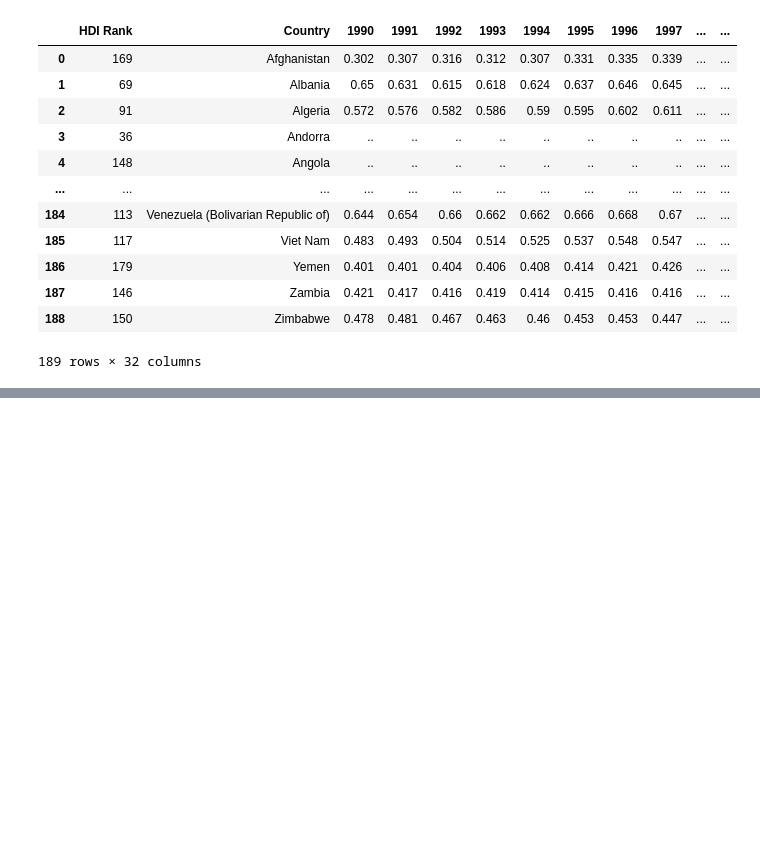
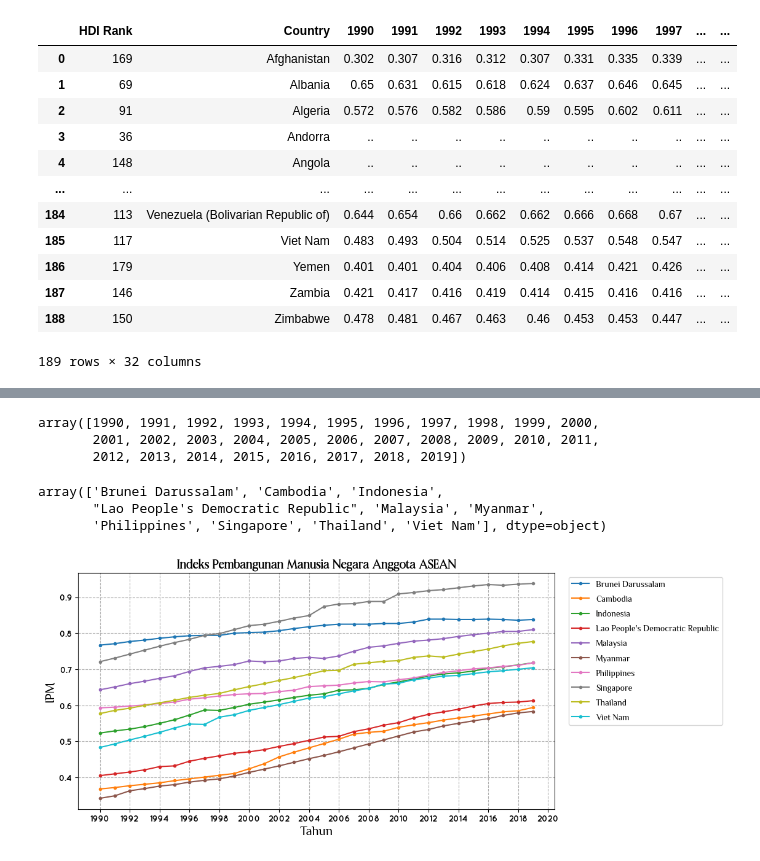
Before and after one commit to ikariyani/python-100daysChallenge, a Jupyter notebook: PROJECT/DAY 33/MATPLOTLIB - Line Chart (Multiple Lines).ipynb, the cells around one changed output, grey strips where cells are left out. Cells and saved outputs as stored; diff of their text form; code cells hidden in the pictures; blank space fills up the shorter version.

Commit message:
DAY 33
MATPLOTLIB - Line Chart (Multiple Lines)

```diff
--- a/PROJECT/DAY 33/MATPLOTLIB - Line Chart (Multiple Lines).ipynb
+++ b/PROJECT/DAY 33/MATPLOTLIB - Line Chart (Multiple Lines).ipynb
@@ -31,0 +128,4 @@ df
+# %%
+Asean = Asean.to_numpy().astype(np.double)
+
+Asean
@@ -31,0 +150,18 @@ df
+# %%
+Tahun = np.arange(1990, 2020, 1)
+
+Tahun
+# %% [output]
+array([1990, 1991, 1992, 1993, 1994, 1995, 1996, 1997, 1998, 1999, 2000,
+       2001, 2002, 2003, 2004, 2005, 2006, 2007, 2008, 2009, 2010, 2011,
+       2012, 2013, 2014, 2015, 2016, 2017, 2018, 2019])
+# %%
+ASEAN = df[df['Kategori'] == 'Asia Tenggara']
+
+Negara = ASEAN['Country'].to_numpy()
+
+Negara
+# %% [output]
+array(['Brunei Darussalam', 'Cambodia', 'Indonesia',
+       "Lao People's Democratic Republic", 'Malaysia', 'Myanmar',
+       'Philippines', 'Singapore', 'Thailand', 'Viet Nam'], dtype=object)
@@ -31,0 +170,32 @@ df
+# %%
+path = "MADEAvenuePERSONALUSE-Regular.otf"
+path2 = "Philosopher-Regular.ttf"
+path3 = "Quicksand_Bold.otf"
+
+
+font1 = fm.FontProperties(fname = path, size = 15)
+font2 = fm.FontProperties(fname = path2, size = 15)
+font3 = fm.FontProperties(fname = path3, size = 10)
+font4 = fm.FontProperties(fname = path4, size = 10)
+font5 = fm.FontProperties(fname = path2, size = 10)
+# %%
+plt.figure(figsize=(10, 5))
+
+for idx, x in enumerate(Asean):
+    plt.plot(Tahun, x, label = Negara[idx], marker = '.')
+
+
+plt.title("Indeks Pembangunan Manusia Negara Anggota ASEAN", fontproperties = font1)
+plt.xlabel("Tahun", fontproperties = font2)
+plt.ylabel("IPM", fontproperties = font2)
+
+plt.xticks(np.arange(1990, 2021, 2),fontproperties = font3)
+plt.yticks(fontproperties = font3)
+
+plt.legend(bbox_to_anchor = (1.02, 1), labelspacing = 0.8, prop = font5)
+
+plt.grid(linestyle = 'dashed')
+
+plt.show()
+# %% [output]
+[figure, added]
```
Also changed, not shown: parts of 10 cells of this notebook, 12 other files.
